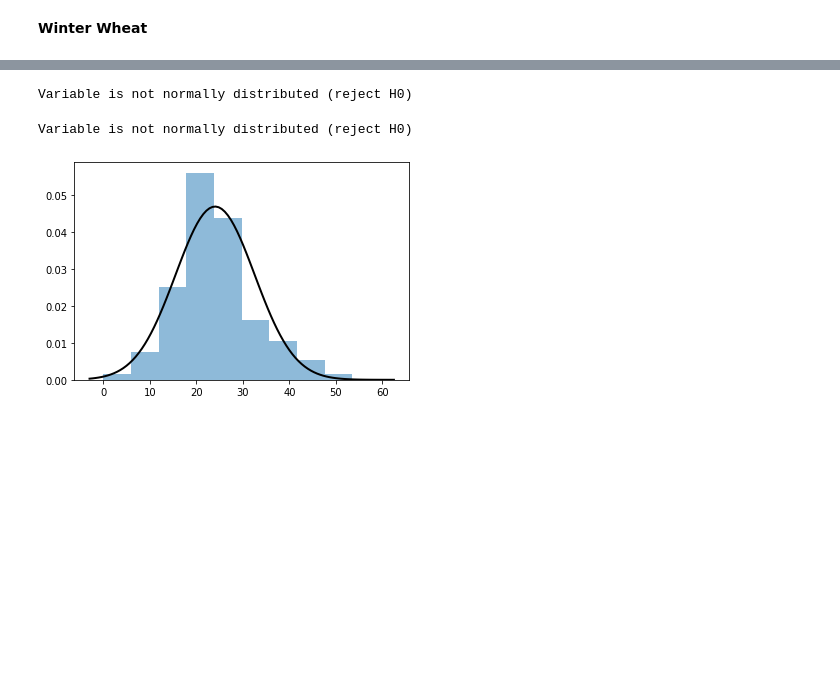
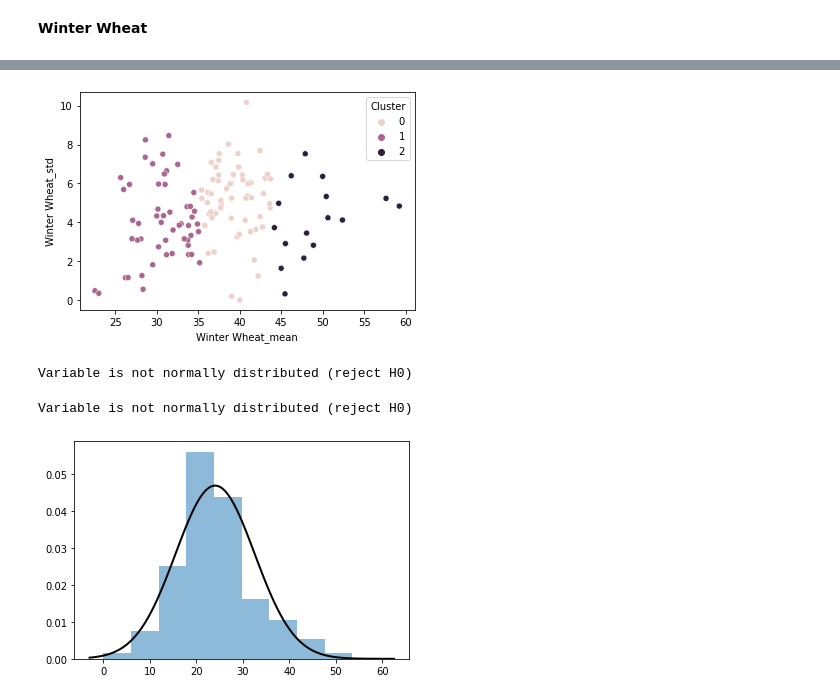
Before and after one commit to AnasIDS/Palette_Final_Project, a Jupyter notebook: Final Project.ipynb, the cells around one changed output, grey strips where cells are left out. Drawn from its saved outputs; the diff is of its cells as text; code cells hidden in the pictures; blank space fills up the shorter version.

```diff
--- a/Final Project.ipynb
+++ b/Final Project.ipynb
@@ -463,3 +513,13 @@ See the caveats in the documentation: https://pandas.pydata.org/pandas-docs/stab
+# %%
+k = 3
+kmeans = KMeans(n_clusters=k)
+labels = kmeans.fit_predict(data)
+result_ww['Cluster'] = labels
+sb.scatterplot(x='Winter Wheat_mean', y='Winter Wheat_std', hue='Cluster', data=result_ww)
+plt.show()
+result_ww.to_csv('D:\\ww.csv')
+# %% [output]
+[figure, added]
 # %%
 globe=gdp.read_file('C:\\Users\\96654\\Documents\\GitHub\\Palette_Training_5\\Rural Municipality\\Rural Municipality.shp')
 globe['RM']=globe['RMNO'].astype('int')
```
Also changed, not shown: parts of 9 cells of this notebook.
